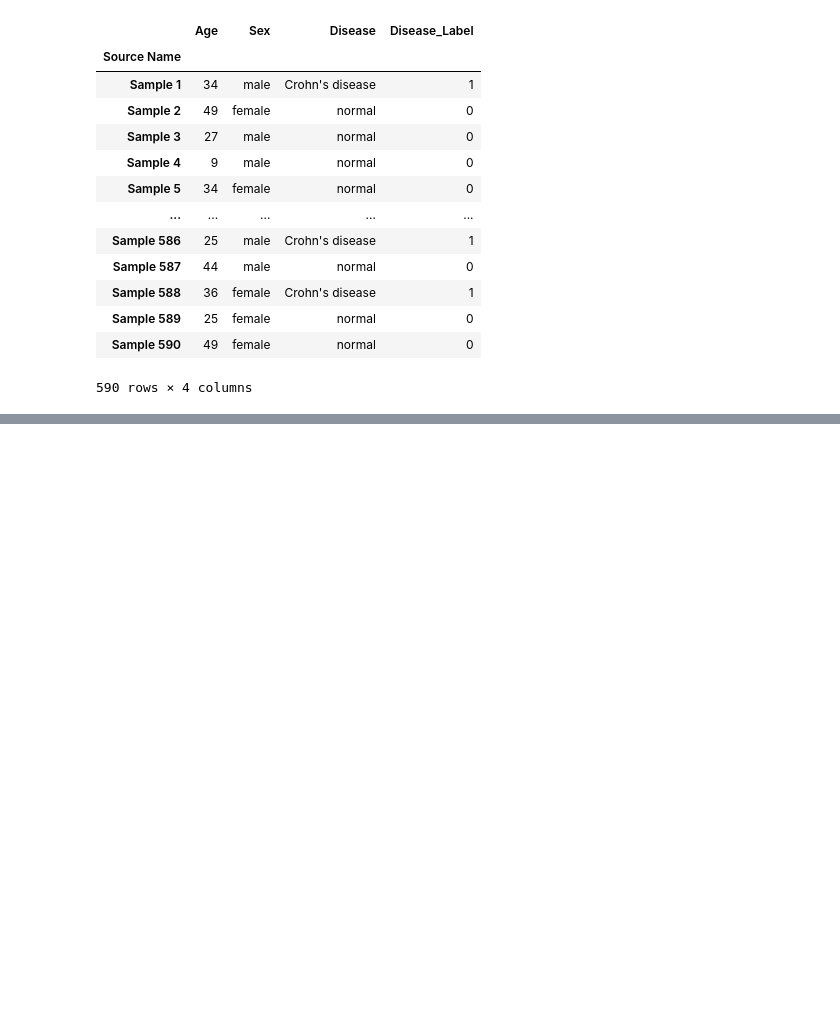
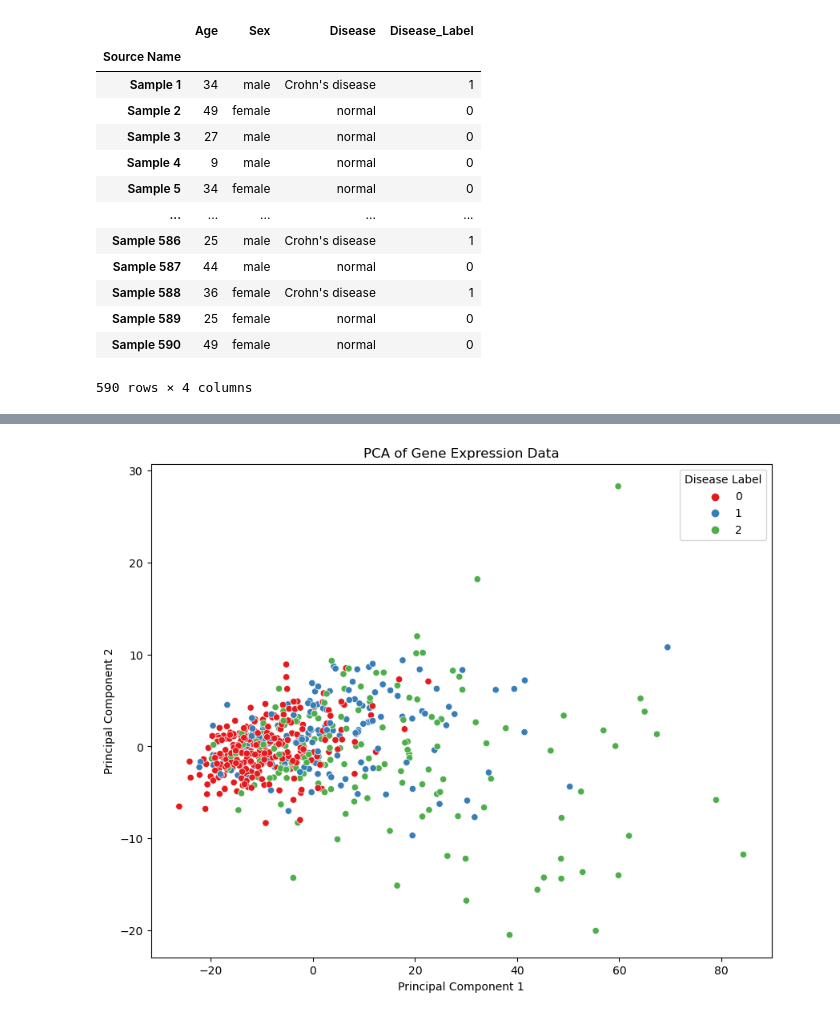
Before and after one commit to tsyasenpoor/BML-project, a Jupyter notebook: BML-proj1.ipynb, the cells around one changed output, grey strips where cells are left out. Cells and saved outputs as stored; diff of their text form; code cells hidden in the pictures; blank space fills up the shorter version.

```diff
--- a/BML-proj1.ipynb
+++ b/BML-proj1.ipynb
@@ -105,0 +147,3 @@ plt.show()
+# %%
+X = merged_data.drop(columns=['Age', 'Sex', 'Disease', 'Disease_Label'])
+y = merged_data['Disease_Label']
@@ -105,0 +159,3 @@ plt.show()
+# %%
+scaler = StandardScaler()
+X_scaled = scaler.fit_transform(X)
@@ -105,0 +185,18 @@ plt.show()
+# %%
+from sklearn.decomposition import PCA
+
+pca = PCA(n_components=2)
+principal_components = pca.fit_transform(X_selected)
+
+pca_df = pd.DataFrame(data=principal_components, columns=['PC1', 'PC2'])
+pca_df['Disease_Label'] = y.values
+
+plt.figure(figsize=(10,8))
+sns.scatterplot(x='PC1', y='PC2', hue='Disease_Label', data=pca_df, palette='Set1')
+plt.title('PCA of Gene Expression Data')
+plt.xlabel('Principal Component 1')
+plt.ylabel('Principal Component 2')
+plt.legend(title='Disease Label')
+plt.show()
+# %% [output]
+[figure, added]
```
Also changed, not shown: parts of 22 cells of this notebook.
